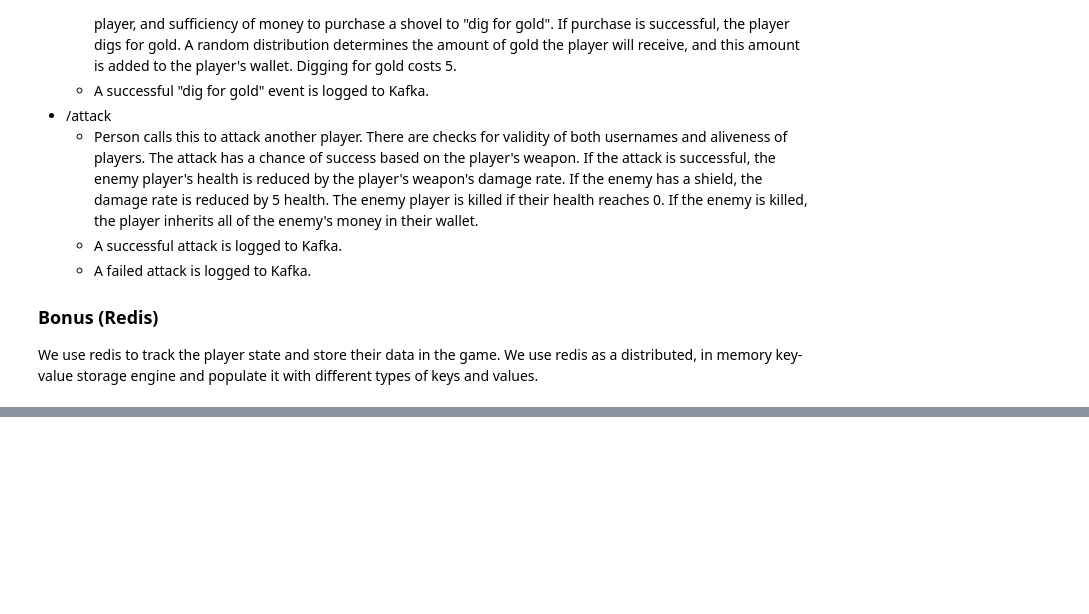
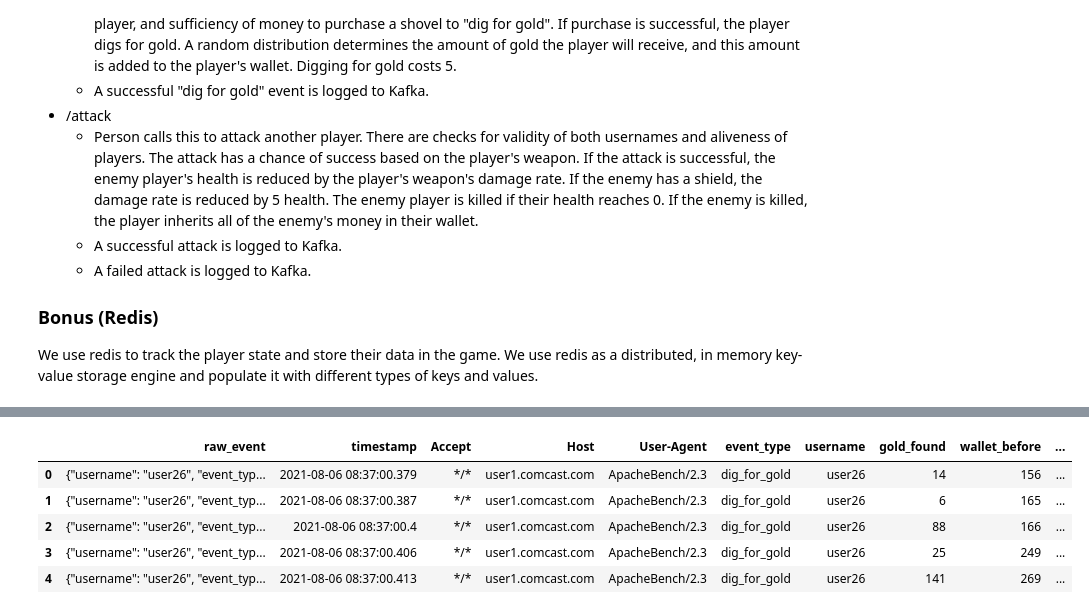
Before and after one commit to judezhu-dearjuea/data_streaming_and_analysis, a Jupyter notebook: Project_3_final.ipynb, the cells around one changed output, grey strips where cells are left out. Drawn from its saved outputs; the diff is of its cells as text; code cells hidden in the pictures; blank space fills up the shorter version.

```diff
--- a/Project_3_final.ipynb
+++ b/Project_3_final.ipynb
@@ -630,0 +533,10 @@ _killed = true;
+# %%
+transformed_dig_for_gold_events_pd = transformed_dig_for_gold_events.toPandas()
+transformed_dig_for_gold_events_pd.head()
+# %% [output]
+|  | raw_event | timestamp | Accept | Host | User-Agent | event_type | username | gold_found | wallet_before | ... |
+| 0 | {"username": "user26", "event_typ... | 2021-08-06 08:37:00.379 | */* | user1.comcast.com | ApacheBench/2.3 | dig_for_gold | user26 | 14 | 156 | ... |
+| 1 | {"username": "user26", "event_typ... | 2021-08-06 08:37:00.387 | */* | user1.comcast.com | ApacheBench/2.3 | dig_for_gold | user26 | 6 | 165 | ... |
+| 2 | {"username": "user26", "event_typ... | 2021-08-06 08:37:00.4 | */* | user1.comcast.com | ApacheBench/2.3 | dig_for_gold | user26 | 88 | 166 | ... |
+| 3 | {"username": "user26", "event_typ... | 2021-08-06 08:37:00.406 | */* | user1.comcast.com | ApacheBench/2.3 | dig_for_gold | user26 | 25 | 249 | ... |
+| 4 | {"username": "user26", "event_typ... | 2021-08-06 08:37:00.413 | */* | user1.comcast.com | ApacheBench/2.3 | dig_for_gold | user26 | 141 | 269 | ... |
```
Also changed, not shown: parts of 99 cells of this notebook, 2 other files.
